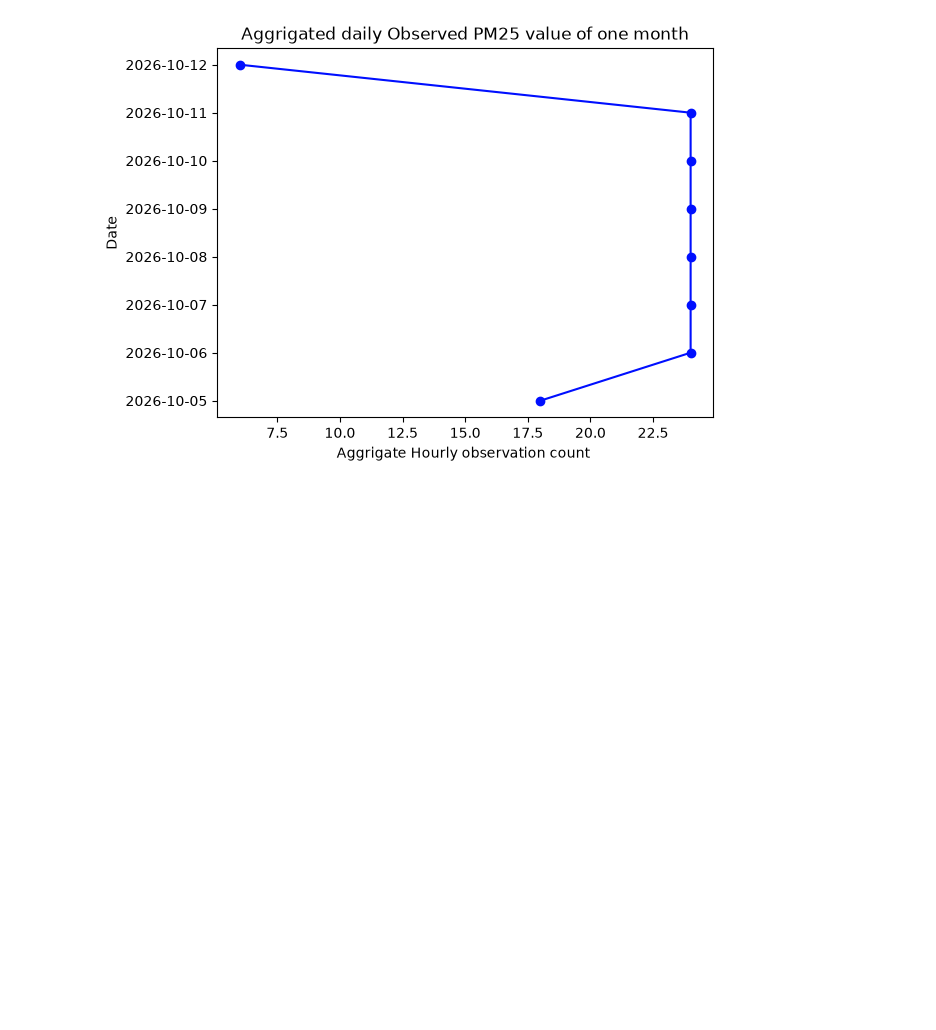
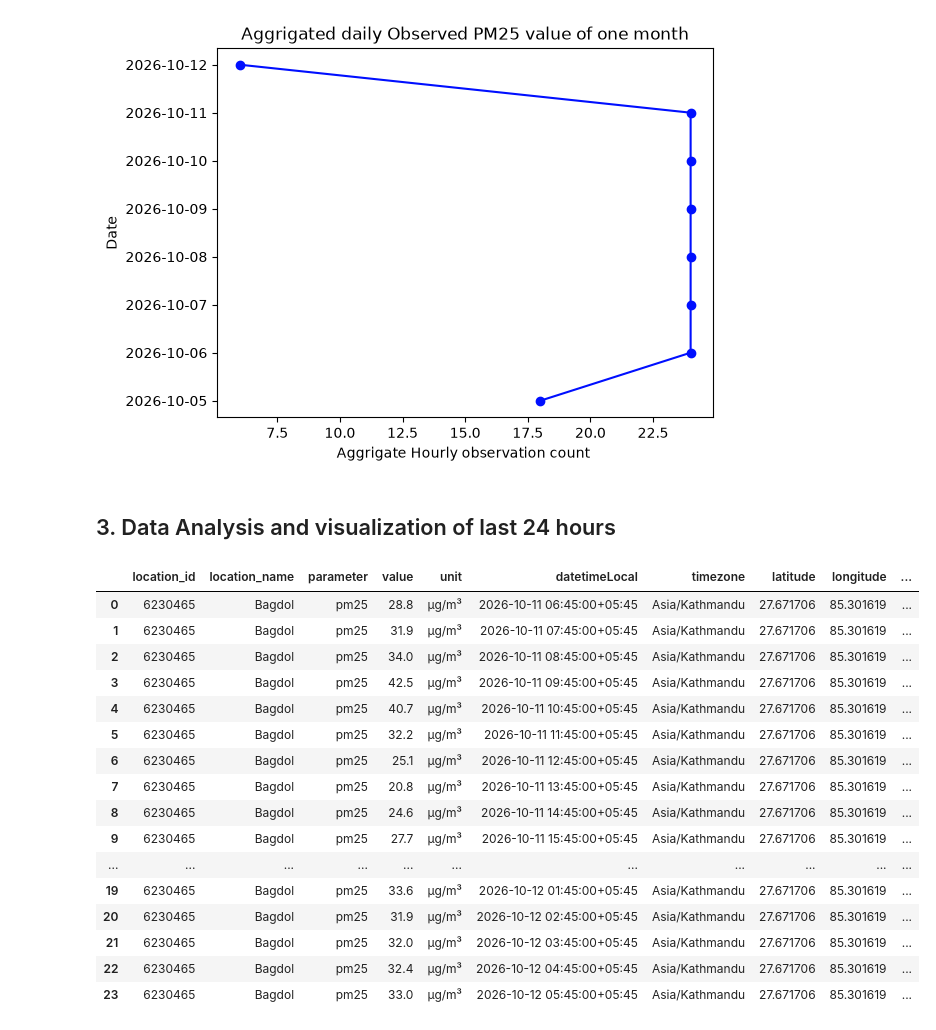
Before and after one commit to Laxmination/Kathmandu-PM2.5-Forecasting, a Jupyter notebook: pm25/Bagdol data analysis.ipynb, the cells around one changed output. Cells and saved outputs as stored; diff of their text form; code cells hidden in the pictures; blank space fills up the shorter version.

```diff
--- a/pm25/Bagdol data analysis.ipynb
+++ b/pm25/Bagdol data analysis.ipynb
@@ -268,3 +268,26 @@ plt.title("Aggrigated daily Observed PM25 value of one month")
 plt.show()
 # %% [output]
 [figure]
+# %% [markdown]
+## 3. Data Analysis and visualization of last 24 hours
+# %%
+df24 = pd.read_csv('cleaned_bagdolLast24hours.csv')
+df24
+# %% [output]
+|  | location_id | location_name | parameter | value | unit | datetimeLocal | timezone | latitude | longitude | ... |
+| 0 | 6230465 | Bagdol | pm25 | 28.8 | µg/m³ | 2026-10-11 06:45:00+05:45 | Asia/Kathmandu | 27.671706 | 85.301619 | ... |
+| 1 | 6230465 | Bagdol | pm25 | 31.9 | µg/m³ | 2026-10-11 07:45:00+05:45 | Asia/Kathmandu | 27.671706 | 85.301619 | ... |
+| 2 | 6230465 | Bagdol | pm25 | 34.0 | µg/m³ | 2026-10-11 08:45:00+05:45 | Asia/Kathmandu | 27.671706 | 85.301619 | ... |
+| 3 | 6230465 | Bagdol | pm25 | 42.5 | µg/m³ | 2026-10-11 09:45:00+05:45 | Asia/Kathmandu | 27.671706 | 85.301619 | ... |
+| 4 | 6230465 | Bagdol | pm25 | 40.7 | µg/m³ | 2026-10-11 10:45:00+05:45 | Asia/Kathmandu | 27.671706 | 85.301619 | ... |
+| 5 | 6230465 | Bagdol | pm25 | 32.2 | µg/m³ | 2026-10-11 11:45:00+05:45 | Asia/Kathmandu | 27.671706 | 85.301619 | ... |
+| 6 | 6230465 | Bagdol | pm25 | 25.1 | µg/m³ | 2026-10-11 12:45:00+05:45 | Asia/Kathmandu | 27.671706 | 85.301619 | ... |
+| 7 | 6230465 | Bagdol | pm25 | 20.8 | µg/m³ | 2026-10-11 13:45:00+05:45 | Asia/Kathmandu | 27.671706 | 85.301619 | ... |
+| 8 | 6230465 | Bagdol | pm25 | 24.6 | µg/m³ | 2026-10-11 14:45:00+05:45 | Asia/Kathmandu | 27.671706 | 85.301619 | ... |
+| 9 | 6230465 | Bagdol | pm25 | 27.7 | µg/m³ | 2026-10-11 15:45:00+05:45 | Asia/Kathmandu | 27.671706 | 85.301619 | ... |
+| ... | ... | ... | ... | ... | ... | ... | ... | ... | ... | ... |
+| 19 | 6230465 | Bagdol | pm25 | 33.6 | µg/m³ | 2026-10-12 01:45:00+05:45 | Asia/Kathmandu | 27.671706 | 85.301619 | ... |
+| 20 | 6230465 | Bagdol | pm25 | 31.9 | µg/m³ | 2026-10-12 02:45:00+05:45 | Asia/Kathmandu | 27.671706 | 85.301619 | ... |
+| 21 | 6230465 | Bagdol | pm25 | 32.0 | µg/m³ | 2026-10-12 03:45:00+05:45 | Asia/Kathmandu | 27.671706 | 85.301619 | ... |
+| 22 | 6230465 | Bagdol | pm25 | 32.4 | µg/m³ | 2026-10-12 04:45:00+05:45 | Asia/Kathmandu | 27.671706 | 85.301619 | ... |
+| 23 | 6230465 | Bagdol | pm25 | 33.0 | µg/m³ | 2026-10-12 05:45:00+05:45 | Asia/Kathmandu | 27.671706 | 85.301619 | ... |
```
Also changed, not shown: parts of 5 cells of this notebook.
